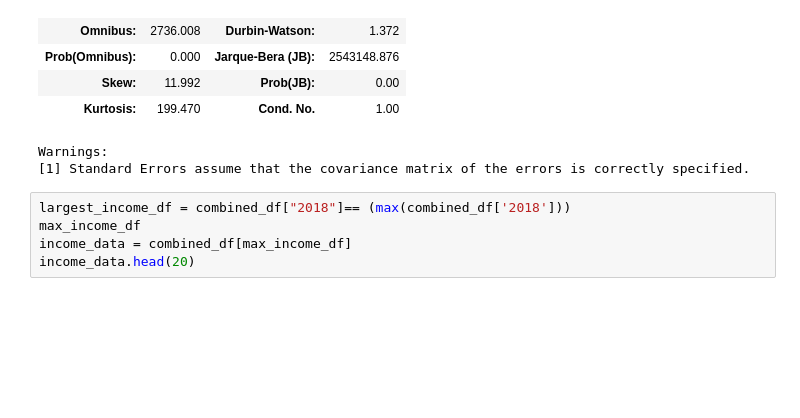
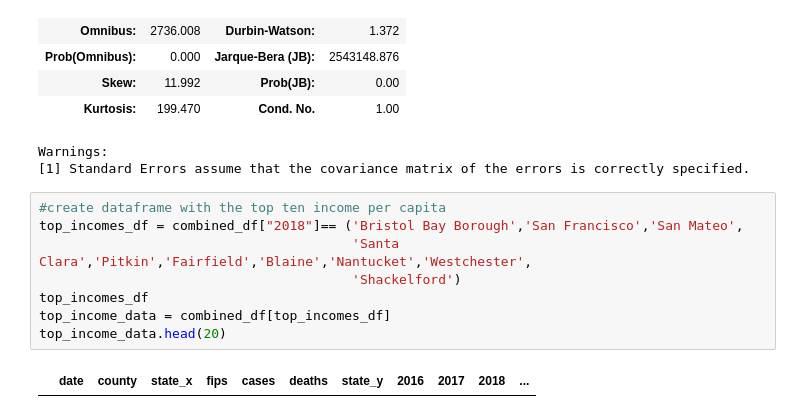
Before and after one commit to sai-praneeth-reddy/GT_Project1, a Jupyter notebook: project1_veronica /Income_project.ipynb, the cells around one changed output. Drawn from its saved outputs; the diff is of its cells as text; blank space fills up the shorter version.

```diff
--- a/project1_veronica /Income_project.ipynb
+++ b/project1_veronica /Income_project.ipynb
@@ -242,8 +242,13 @@ OLS Regression Results
 | Kurtosis: | 199.470 | Cond. No. | 1.00 |
 Warnings:
 [1] Standard Errors assume that the covariance matrix of the errors is correctly specified.
-# %%
-largest_income_df = combined_df["2018"]== (max(combined_df['2018']))
-max_income_df
-income_data = combined_df[max_income_df]
-income_data.head(20)
+# %%
+#create dataframe with the top ten income per capita
+top_incomes_df = combined_df["2018"]== ('Bristol Bay Borough','San Francisco','San Mateo',
+                                        'Santa Clara','Pitkin','Fairfield','Blaine','Nantucket','Westchester',
+                                        'Shackelford')
+top_incomes_df
+top_income_data = combined_df[top_incomes_df]
+top_income_data.head(20)
+# %% [output]
+|  | date | county | state_x | fips | cases | deaths | state_y | 2016 | 2017 | 2018 | ... |
```
Also changed, not shown: 2 other files.
